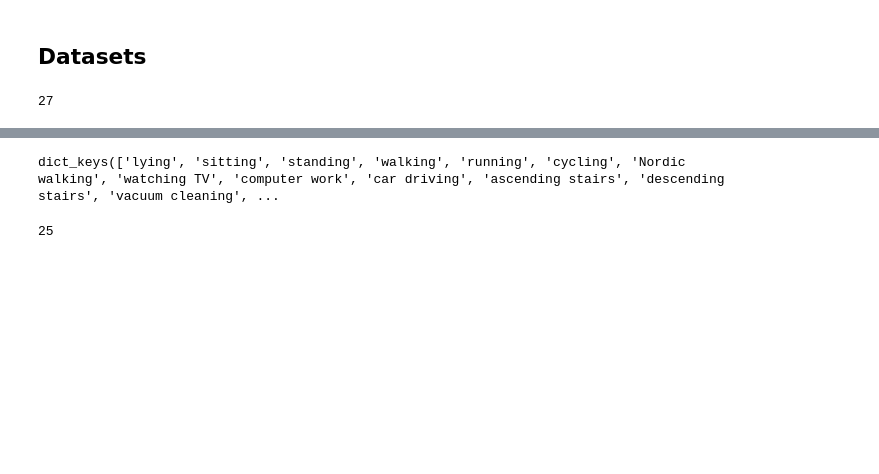
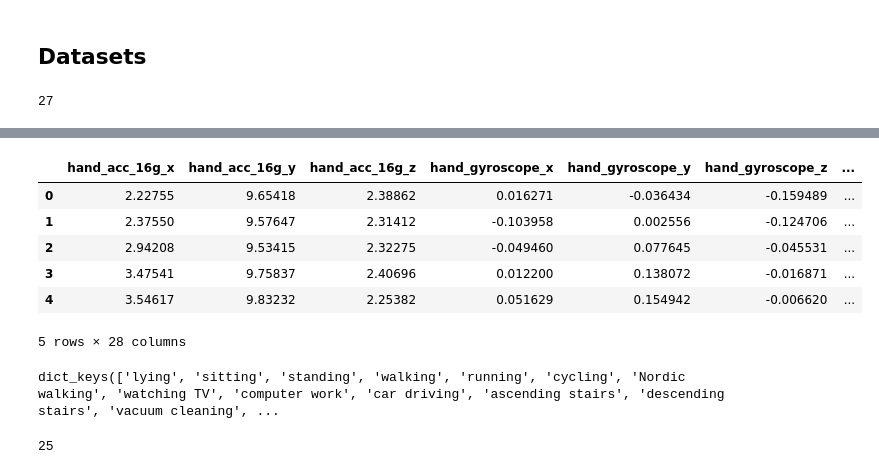
Before and after one commit to gogolgrind/skdl-sensors-har, a Jupyter notebook: pamap2.ipynb, the cells around one changed output, grey strips where cells are left out. Drawn from its saved outputs; the diff is of its cells as text; code cells hidden in the pictures; blank space fills up the shorter version.

```diff
--- a/pamap2.ipynb
+++ b/pamap2.ipynb
@@ -55,45 +59,5 @@ def pamap_columns():
     return columns
 # %%
 demo_activities = "lying,sitting,standing,walking".split(',')
-# %%
-num2label = {1: 'lying',
-               2: 'sitting',
-               3: 'standing',
-               4: 'walking',
-               5: 'running',
-               6: 'cycling',
-               7: 'Nordic walking',
-               9: 'watching TV',
-               10: 'computer work',
-               11: 'car driving',
-               12: 'ascending stairs',
-               13: 'descending stairs',
-               16: 'vacuum cleaning',
-               17: 'ironing',
-               18: 'folding laundry',
-               19: 'house cleaning',
-               20: 'playing soccer',
-               24: 'rope jumping',
-                0: 'other'}
-
-label2num = {'lying': 1,
- 'sitting': 2,
- 'standing': 3,
- 'walking': 4,
- 'running': 5,
- 'cycling': 6,
- 'Nordic walking': 7,
- 'watching TV': 9,
- 'computer work': 10,
- 'car driving': 11,
- 'ascending stairs': 12,
- 'descending stairs': 13,
- 'vacuum cleaning': 16,
- 'ironing': 17,
- 'folding laundry': 18,
- 'house cleaning': 19,
- 'playing soccer': 20,
- 'rope jumping': 24,
- 'other': 0}
 # %%
 all_columns = pamap_columns()
@@ -152,7 +81,7 @@ for i in ipb(n_subjects):
     if demo_mode:
         subject = subject[subject['activityID'].isin([label2num[a] for a in demo_activities])]
         subject['activityID'] = subject['activityID'] - 1
-    subject = subject[useful_colums]
+    subject = subject[useful_columns]
     if len(subject) > 0:
         subject = subject.fillna(0)
         #subject = subject.iloc[:min_len]
@@ -183,3 +89,13 @@ from sklearn.model_selection import train_test_split
+# %%
+subjects[4].head()
+# %% [output]
+|  | hand_acc_16g_x | hand_acc_16g_y | hand_acc_16g_z | hand_gyroscope_x | hand_gyroscope_y | hand_gyroscope_z | ... |
+| 0 | 2.22755 | 9.65418 | 2.38862 | 0.016271 | -0.036434 | -0.159489 | ... |
+| 1 | 2.37550 | 9.57647 | 2.31412 | -0.103958 | 0.002556 | -0.124706 | ... |
+| 2 | 2.94208 | 9.53415 | 2.32275 | -0.049460 | 0.077645 | -0.045531 | ... |
+| 3 | 3.47541 | 9.75837 | 2.40696 | 0.012200 | 0.138072 | -0.016871 | ... |
+| 4 | 3.54617 | 9.83232 | 2.25382 | 0.051629 | 0.154942 | -0.006620 | ... |
+5 rows × 28 columns
 # %%
 label2num.keys()
 # %% [output]
```
Also changed, not shown: parts of 27 cells of this notebook, 3 other files.
